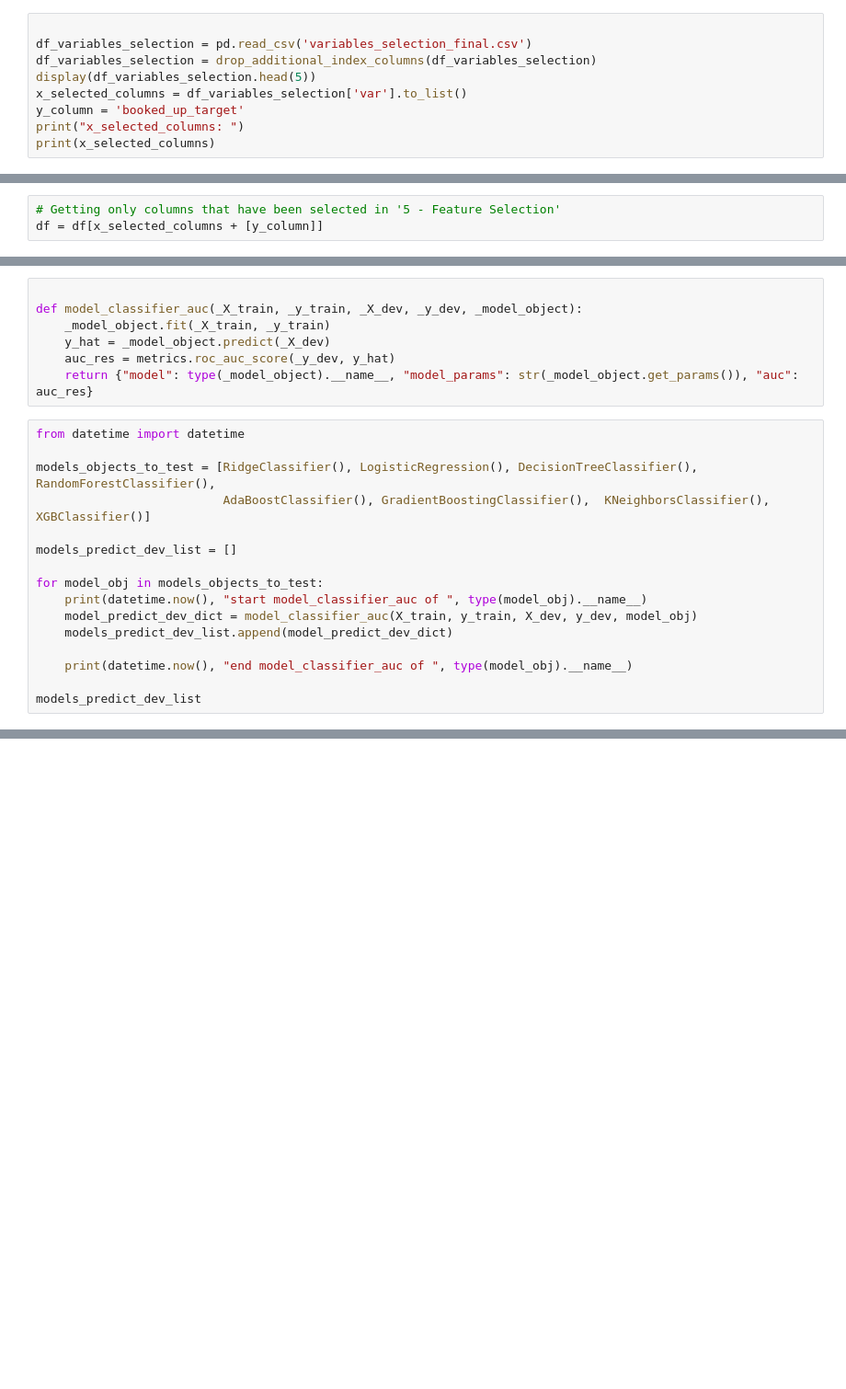
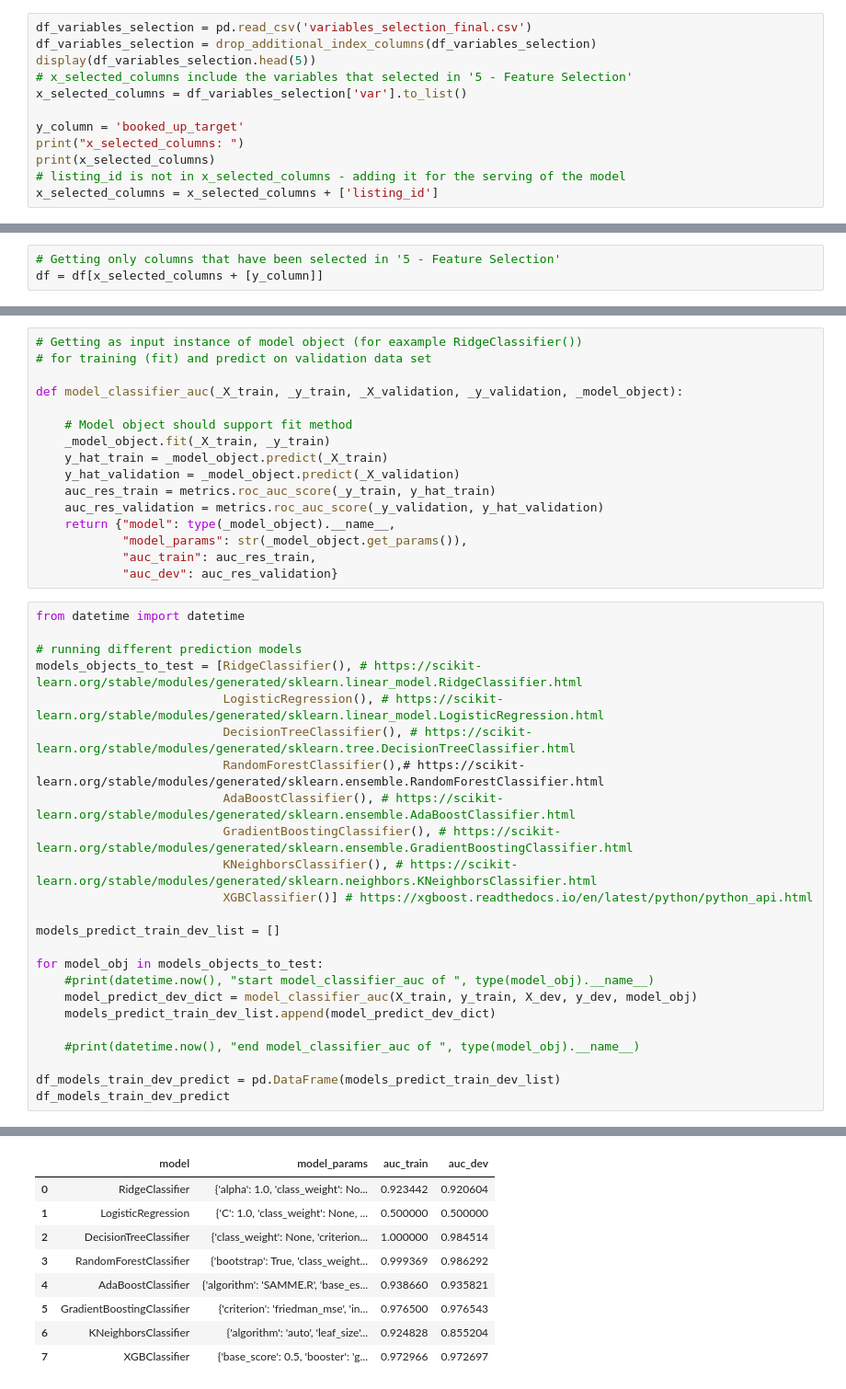
Before and after one commit to NaamaJan/airbnb-berlin-availability, a Jupyter notebook: 6 - Train-Dev-Test preparation and Model Selection.ipynb, the cells around one changed output, grey strips where cells are left out. Shown: that part at 92% size. Saved outputs shown, nothing was run; the diff lists cells and outputs as text; blank space fills up the shorter version.

Commit message:
Update 6 - Train-Dev-Test preparation and Model Selection.ipynb
6 - Train-Dev-Test preparation and Model Selection

```diff
--- a/6 - Train-Dev-Test preparation and Model Selection.ipynb
+++ b/6 - Train-Dev-Test preparation and Model Selection.ipynb
@@ -26,14 +26,17 @@ def drop_additional_index_columns(_df):
     print("dropping coulmns: ", columns_to_drop) # [Unamed..., Unamed..]
     return _df.drop(columns=columns_to_drop, axis=1, inplace=False)
 # %%
-
 df_variables_selection = pd.read_csv('variables_selection_final.csv')
 df_variables_selection = drop_additional_index_columns(df_variables_selection)
 display(df_variables_selection.head(5))
+# x_selected_columns include the variables that selected in '5 - Feature Selection'
 x_selected_columns = df_variables_selection['var'].to_list()
+
 y_column = 'booked_up_target'
 print("x_selected_columns: ")
 print(x_selected_columns)
+# listing_id is not in x_selected_columns - adding it for the serving of the model
+x_selected_columns = x_selected_columns + ['listing_id']
 # %% [output]
 dropping coulmns:  ['Unnamed: 0']
 |  | var | spearmanr | py_mechkar | univariable_analysis_count | lasso | random_forest | gradient_boosting | ... |
@@ -159,24 +182,41 @@ str(RidgeClassifier().get_params())
 # %%
+# Getting as input instance of model object (for eaxample RidgeClassifier())
+# for training (fit) and predict on validation data set
 
-def model_classifier_auc(_X_train, _y_train, _X_dev, _y_dev, _model_object):
+def model_classifier_auc(_X_train, _y_train, _X_validation, _y_validation, _model_object):
+
+    # Model object should support fit method
     _model_object.fit(_X_train, _y_train)
-    y_hat = _model_object.predict(_X_dev)
-    auc_res = metrics.roc_auc_score(_y_dev, y_hat)
-    return {"model": type(_model_object).__name__, "model_params": str(_model_object.get_params()), "auc": auc_res}
+    y_hat_train = _model_object.predict(_X_train)
+    y_hat_validation = _model_object.predict(_X_validation)
+    auc_res_train = metrics.roc_auc_score(_y_train, y_hat_train)
+    auc_res_validation = metrics.roc_auc_score(_y_validation, y_hat_validation)
+    return {"model": type(_model_object).__name__,
+            "model_params": str(_model_object.get_params()),
+            "auc_train": auc_res_train,
+            "auc_dev": auc_res_validation}
 # %%
 from datetime import datetime
 
-models_objects_to_test = [RidgeClassifier(), LogisticRegression(), DecisionTreeClassifier(), RandomForestClassifier(),
-                          AdaBoostClassifier(), GradientBoostingClassifier(),  KNeighborsClassifier(), XGBClassifier()]
+# running different prediction models
+models_objects_to_test = [RidgeClassifier(), # https://scikit-learn.org/stable/modules/generated/sklearn.linear_model.RidgeClassifier.html
+                          LogisticRegression(), # https://scikit-learn.org/stable/modules/generated/sklearn.linear_model.LogisticRegression.html
+                          DecisionTreeClassifier(), # https://scikit-learn.org/stable/modules/generated/sklearn.tree.DecisionTreeClassifier.html
+                          RandomForestClassifier(),# https://scikit-learn.org/stable/modules/generated/sklearn.ensemble.RandomForestClassifier.html
+                          AdaBoostClassifier(), # https://scikit-learn.org/stable/modules/generated/sklearn.ensemble.AdaBoostClassifier.html
+                          GradientBoostingClassifier(), # https://scikit-learn.org/stable/modules/generated/sklearn.ensemble.GradientBoostingClassifier.html
+                          KNeighborsClassifier(), # https://scikit-learn.org/stable/modules/generated/sklearn.neighbors.KNeighborsClassifier.html
+                          XGBClassifier()] # https://xgboost.readthedocs.io/en/latest/python/python_api.html
 
-models_predict_dev_list = []
+models_predict_train_dev_list = []
 
 for model_obj in models_objects_to_test:
-    print(datetime.now(), "start model_classifier_auc of ", type(model_obj).__name__)
+    #print(datetime.now(), "start model_classifier_auc of ", type(model_obj).__name__)
     model_predict_dev_dict = model_classifier_auc(X_train, y_train, X_dev, y_dev, model_obj)
-    models_predict_dev_list.append(model_predict_dev_dict)
+    models_predict_train_dev_list.append(model_predict_dev_dict)
 
-    print(datetime.now(), "end model_classifier_auc of ", type(model_obj).__name__)
+    #print(datetime.now(), "end model_classifier_auc of ", type(model_obj).__name__)
 
-models_predict_dev_list
+df_models_train_dev_predict = pd.DataFrame(models_predict_train_dev_list)
+df_models_train_dev_predict
 # %% [output]
@@ -215,0 +223,9 @@ models_predict_dev_list
+|  | model | model_params | auc_train | auc_dev |
+| 0 | RidgeClassifier | {'alpha': 1.0, 'class_weight': No... | 0.923442 | 0.920604 |
+| 1 | LogisticRegression | {'C': 1.0, 'class_weight': None, ... | 0.500000 | 0.500000 |
+| 2 | DecisionTreeClassifier | {'class_weight': None, 'criterion... | 1.000000 | 0.984514 |
+| 3 | RandomForestClassifier | {'bootstrap': True, 'class_weight... | 0.999369 | 0.986292 |
+| 4 | AdaBoostClassifier | {'algorithm': 'SAMME.R', 'base_es... | 0.938660 | 0.935821 |
+| 5 | GradientBoostingClassifier | {'criterion': 'friedman_mse', 'in... | 0.976500 | 0.976543 |
+| 6 | KNeighborsClassifier | {'algorithm': 'auto', 'leaf_size'... | 0.924828 | 0.855204 |
+| 7 | XGBClassifier | {'base_score': 0.5, 'booster': 'g... | 0.972966 | 0.972697 |
```
Also changed, not shown: parts of 26 cells of this notebook.
